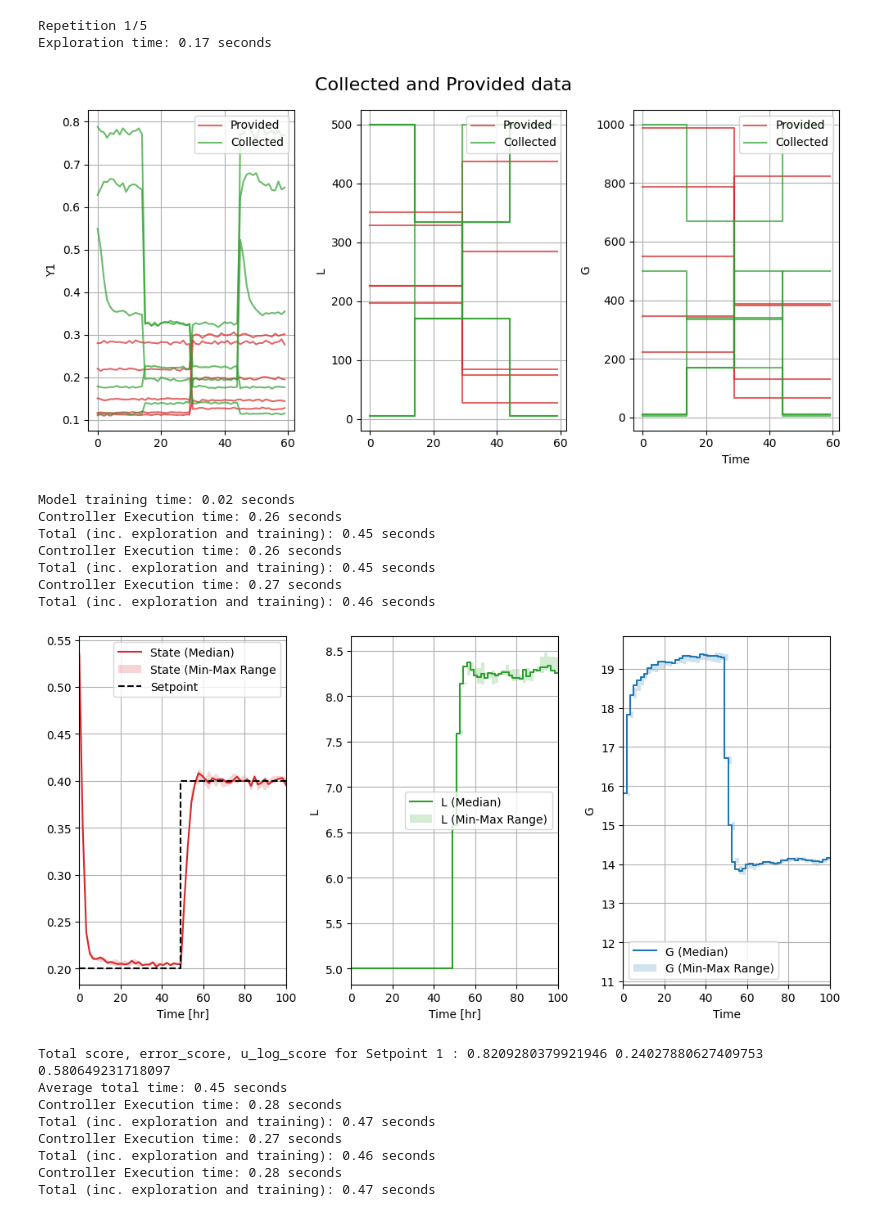
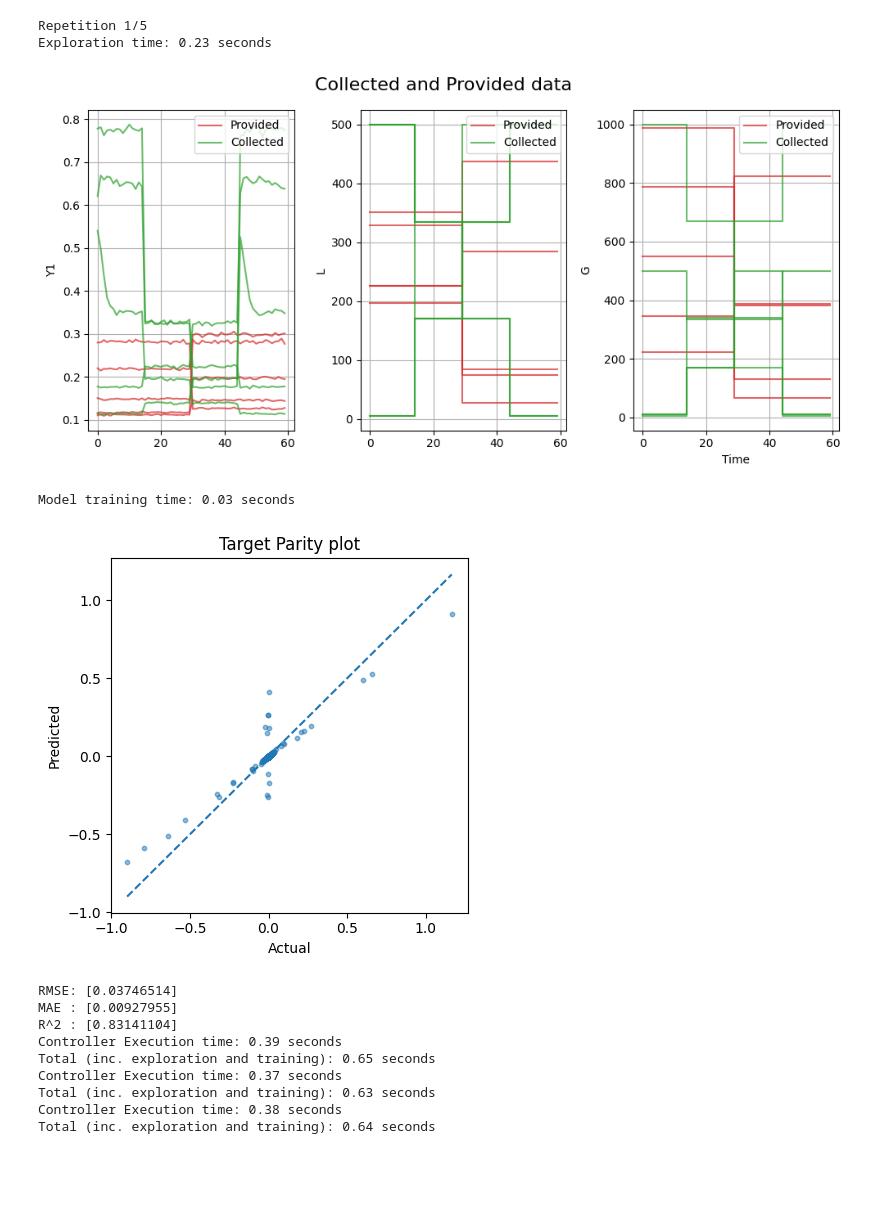
Before and after one commit to dleeim/DDMPC-Coursework, a Jupyter notebook: src/evaluate.ipynb, the cells around one changed output. Saved outputs shown, nothing was run; the diff lists cells and outputs as text; code cells hidden in the pictures; blank space fills up the shorter version.

Commit message:
added linear regression eval visualization diagram

```diff
--- a/src/evaluate.ipynb
+++ b/src/evaluate.ipynb
@@ -75,11 +77,37 @@ for rep in range(reps):
   # Training Phase#
   #################
   start_time = time.time()
-  model = model_trainer(data,env)
+  model, next_state_predictor, X_scaled, y = model_trainer(data,env)
   end_time = time.time()
   model_training_time = end_time - start_time
   print(f'Model training time: {model_training_time:.2f} seconds')
 
+
+  y_pred = model.predict(X_scaled)              # (n_samples, n_targets)
+  y_true = np.asarray(y)
+  t = np.arange(len(y_true))
+  n_targets = y_true.shape[1]
+
+  # Parity Plot
+  plt.figure(figsize=(4.5, 4.5))
+  plt.scatter(y_true[:, 0], y_pred[:, 0], s=10, alpha=0.5)
+  lo = min(y_true[:, 0].min(), y_pred[:, 0].min())
+  hi = max(y_true[:, 0].max(), y_pred[:, 0].max())
+  plt.plot([lo, hi], [lo, hi], linestyle="--")  # y=x
+  plt.title(f"Target Parity plot")
+  plt.xlabel("Actual")
+  plt.ylabel("Predicted")
+  plt.tight_layout()
+  plt.show()
+
+  # Performance Metrics
+  mse  = mean_squared_error(y_true[:, 0], y_pred[:, 0], multioutput="raw_values")
+  rmse = np.sqrt(mse)
+  mae  = mean_absolute_error(y_true[:, 0], y_pred[:, 0], multioutput="raw_values")
+  r2   = r2_score(y_true[:, 0], y_pred[:, 0], multioutput="raw_values")
+  print("RMSE:", rmse)
+  print("MAE :", mae)
+  print("R^2 :", r2)
 
   ###############
   #Control Phase#
@@ -101,48 +129,43 @@ for rep in range(reps):
     env = make_env(env_params_ms)
 
     x_log = np.zeros((env.x0.shape[0] - len(env.SP), env.N, N_reps))
     u_log = np.zeros((env.Nu, env.N, N_reps))
     for i in range(N_reps):
       start_time = time.time()
-      x_log[:, :, i], u_log[:, :, i] = rollout(env=env, explore=False, controller=controller, model=model)
+      x_log[:, :, i], u_log[:, :, i] = rollout(env=env, explore=False, controller=controller, model=next_state_predictor)
       end_time = time.time()
 
       execution_time = end_time - start_time
       execution_times.append(execution_time)
       print(f'Controller Execution time: {execution_time:.2f} seconds')
       print(f'Total (inc. exploration and training): {exploration_time + model_training_time + execution_time:.2f} seconds')
 
     plot_simulation_results(x_log, u_log, env)
     score = np.sum((np.median(x_log[1,:,:], axis = 1) - env.SP['Y1']))**2 + 0.00001*np.sum((u_log)**2)
     error_score = np.sum((np.median(x_log[1,:,:], axis = 1) - env.SP['Y1']))**2
     u_log_score = 0.00001*np.sum((u_log)**2)
     print("Total score, error_score, u_log_score for Setpoint", setpoint_index + 1, ":", score, error_score, u_log_score,)
     scores.append(score)
 
     average_execution_time = np.mean(execution_times)
     print(f'Average total time: {average_execution_time + model_training_time + exploration_time:.2f} seconds')
 
     total_normalized_score = np.sum(scores)/num_setpoints
 
     average_execution_time = np.mean(execution_times)
   current_scores.append(total_normalized_score)
 # %% [output]
 Repetition 1/5
-Exploration time: 0.17 seconds
+Exploration time: 0.23 seconds
 [figure]
-Model training time: 0.02 seconds
-Controller Execution time: 0.26 seconds
-Total (inc. exploration and training): 0.45 seconds
-Controller Execution time: 0.26 seconds
-Total (inc. exploration and training): 0.45 seconds
-Controller Execution time: 0.27 seconds
-Total (inc. exploration and training): 0.46 seconds
+Model training time: 0.03 seconds
-[figure, old version]
+[figure, new version]
-Total score, error_score, u_log_score for Setpoint 1 : 0.8209280379921946 0.24027880627409753 0.580649231718097
-Average total time: 0.45 seconds
-Controller Execution time: 0.28 seconds
-Total (inc. exploration and training): 0.47 seconds
-Controller Execution time: 0.27 seconds
-Total (inc. exploration and training): 0.46 seconds
-Controller Execution time: 0.28 seconds
-Total (inc. exploration and training): 0.47 seconds
+RMSE: [0.03746514]
+MAE : [0.00927955]
+R^2 : [0.83141104]
+Controller Execution time: 0.39 seconds
+Total (inc. exploration and training): 0.65 seconds
+Controller Execution time: 0.37 seconds
+Total (inc. exploration and training): 0.63 seconds
+Controller Execution time: 0.38 seconds
+Total (inc. exploration and training): 0.64 seconds
```
Also changed, not shown: parts of 2 cells of this notebook, 1 other file.
